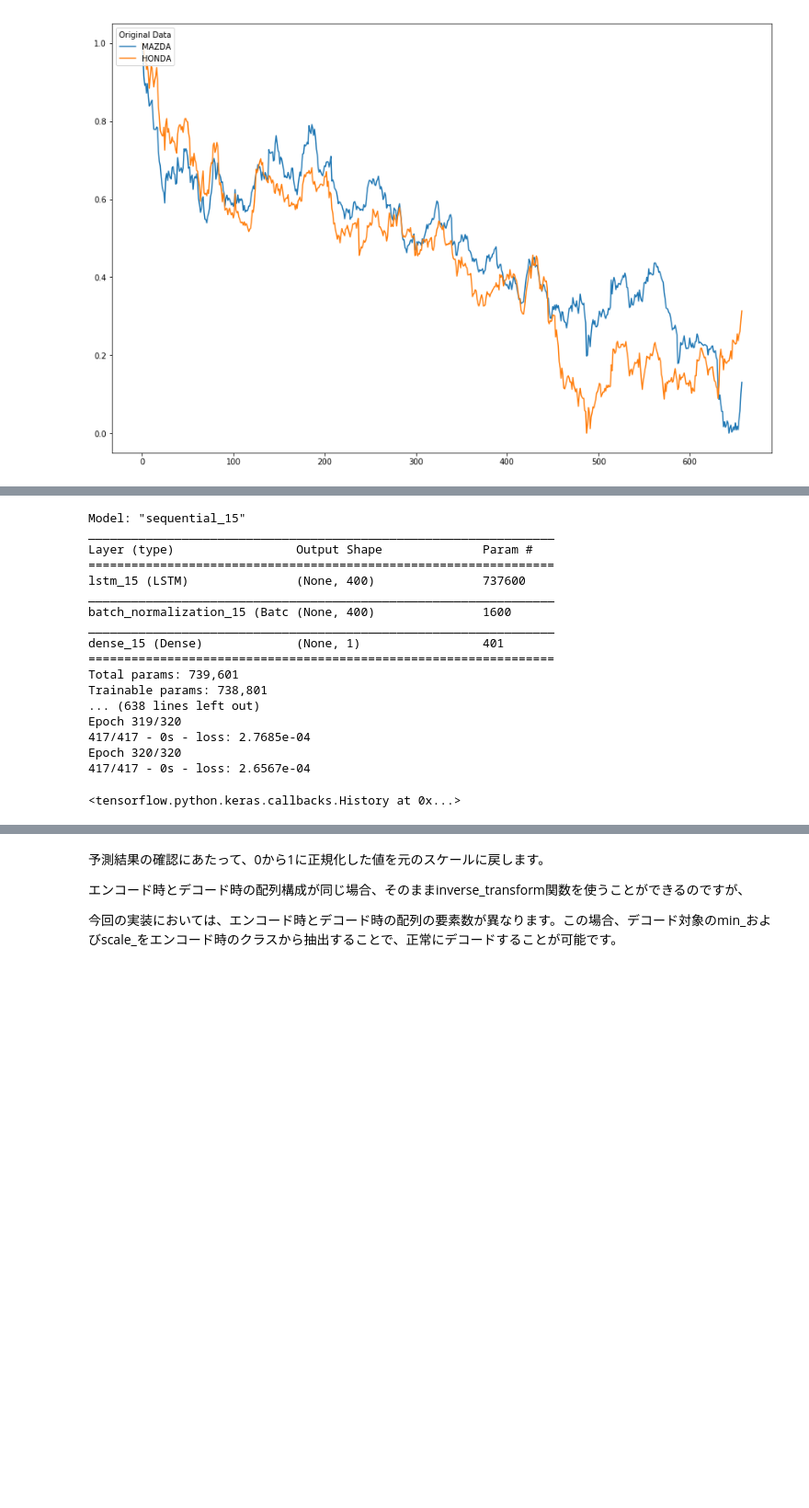
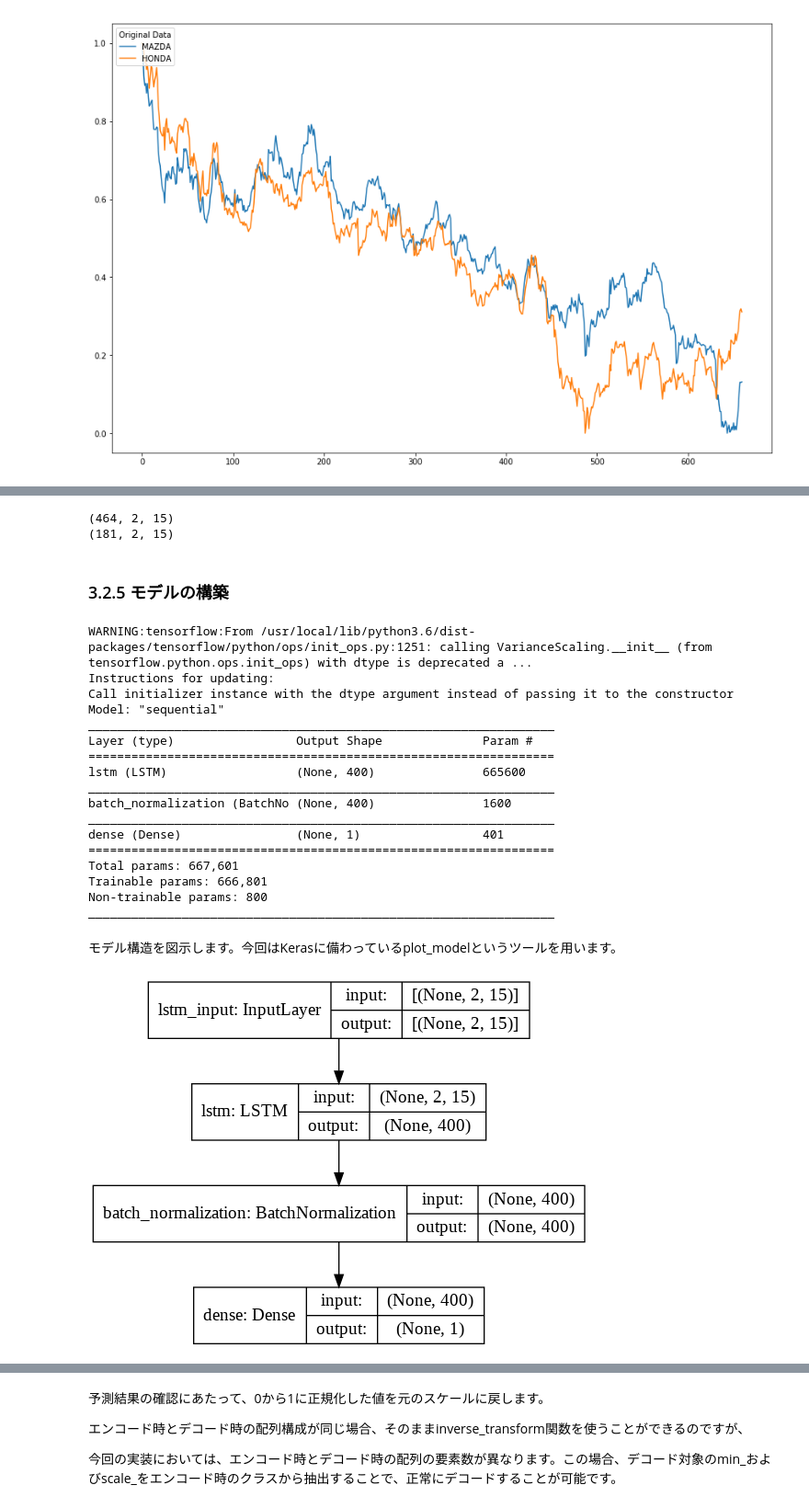
Before and after one commit to scpepper69/ml-learning-materials, a Jupyter notebook: TensorFlow_Keras_LSTM_01_draft.ipynb, the cells around one changed output, grey strips where cells are left out. Shown at 92% size. Drawn from its saved outputs; the diff is of its cells as text; code cells hidden in the pictures; blank space fills up the shorter version.

```diff
--- a/TensorFlow_Keras_LSTM_01_draft.ipynb
+++ b/TensorFlow_Keras_LSTM_01_draft.ipynb
@@ -195,0 +189,6 @@ val_days = 180
+# %%
+# 教師データの保持単位
+look_back = 15
+
+# 検証データとして使用する日数(学習用から除外)
+val_days = 180
@@ -257,6 +272,13 @@ print(testY.shape)
 # reshape input to be [samples, time steps(number of variables), features] *convert time series into column
 trainX = numpy.reshape(trainX, (trainX.shape[0], trainX.shape[1], trainX.shape[2]))
 testX = numpy.reshape(testX, (testX.shape[0], testX.shape[1], testX.shape[2]))
+print(trainX.shape)
+print(testX.shape)
+# %% [output]
+(464, 2, 15)
+(181, 2, 15)
+# %% [markdown]
+### 3.2.5 モデルの構築
 # %%
 # create and fit the LSTM network
 model = Sequential()
@@ -265,23 +287,21 @@ model.add(BatchNormalization())
 model.add(Dense(trainY.shape[1])) # dimension count
 model.compile(loss='mean_squared_error', optimizer='adam')
 model.summary()
-model.fit(trainX, trainY, epochs=320, batch_size=16, verbose=2)
 # %% [output]
-Model: "sequential_15"
+WARNING:tensorflow:From /usr/local/lib/python3.6/dist-packages/tensorflow/python/ops/init_ops.py:1251: calling VarianceScaling.__init__ (from tensorflow.python.ops.init_ops) with dtype is deprecated a ...
+Instructions for updating:
+Call initializer instance with the dtype argument instead of passing it to the constructor
+Model: "sequential"
 _________________________________________________________________
 Layer (type)                 Output Shape              Param #
 =================================================================
-lstm_15 (LSTM)               (None, 400)               737600
+lstm (LSTM)                  (None, 400)               665600
 _________________________________________________________________
-batch_normalization_15 (Batc (None, 400)               1600
+batch_normalization (BatchNo (None, 400)               1600
 _________________________________________________________________
-dense_15 (Dense)             (None, 1)                 401
+dense (Dense)                (None, 1)                 401
 =================================================================
-Total params: 739,601
-Trainable params: 738,801
-... (638 lines left out)
-Epoch 319/320
-417/417 - 0s - loss: 2.7685e-04
-Epoch 320/320
-417/417 - 0s - loss: 2.6567e-04
+Total params: 667,601
+Trainable params: 666,801
+Non-trainable params: 800
+_________________________________________________________________
-<tensorflow.python.keras.callbacks.History at 0x...>
@@ -296,0 +308,9 @@ pad_col = numpy.zeros(dataset.shape[1]-1)
+# %% [markdown]
+モデル構造を図示します。今回はKerasに備わっているplot_modelというツールを用います。
+# %%
+from tensorflow.python.keras.utils.vis_utils import plot_model
+from IPython.display import Image
+plot_model(model, to_file="./model.png", show_shapes=True)
+Image("./model.png")
+# %% [output]
+[figure, added]
```
Also changed, not shown: parts of 18 cells of this notebook.
